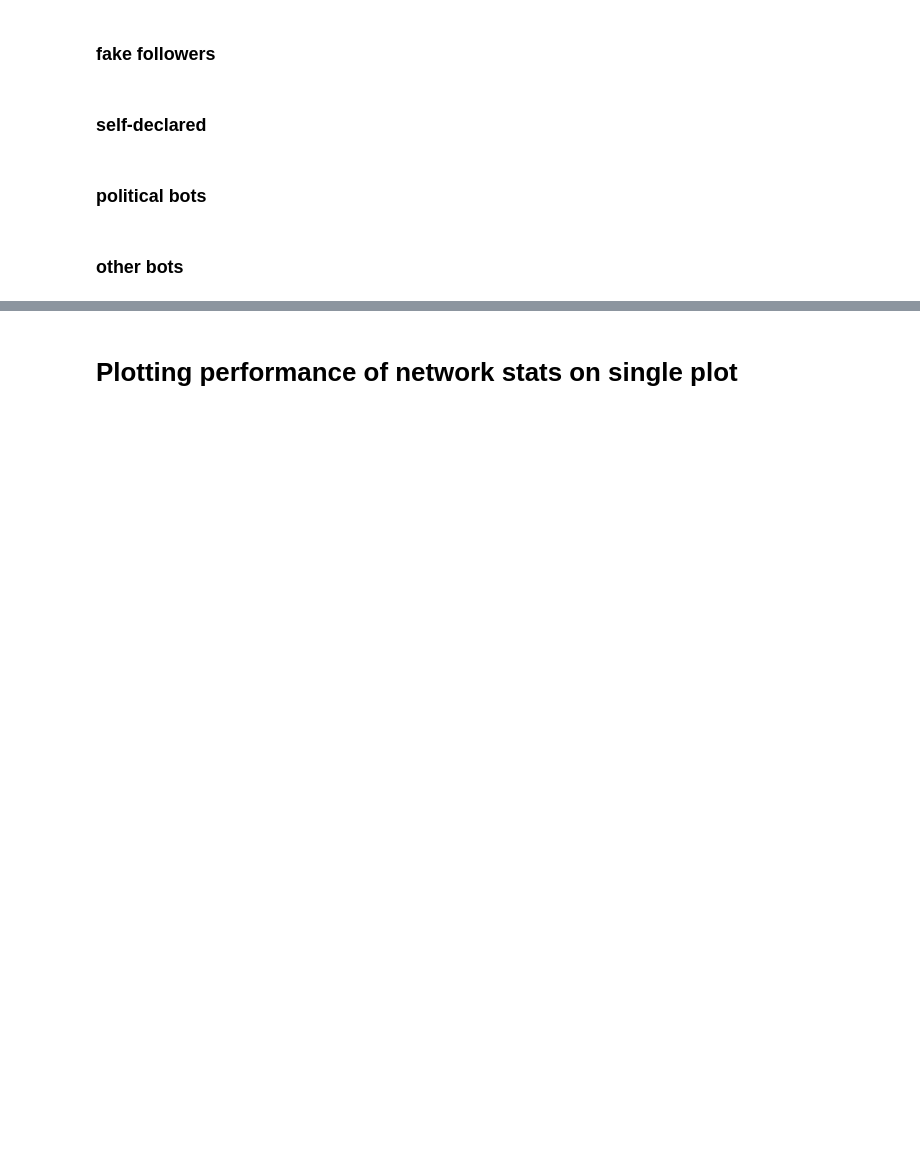
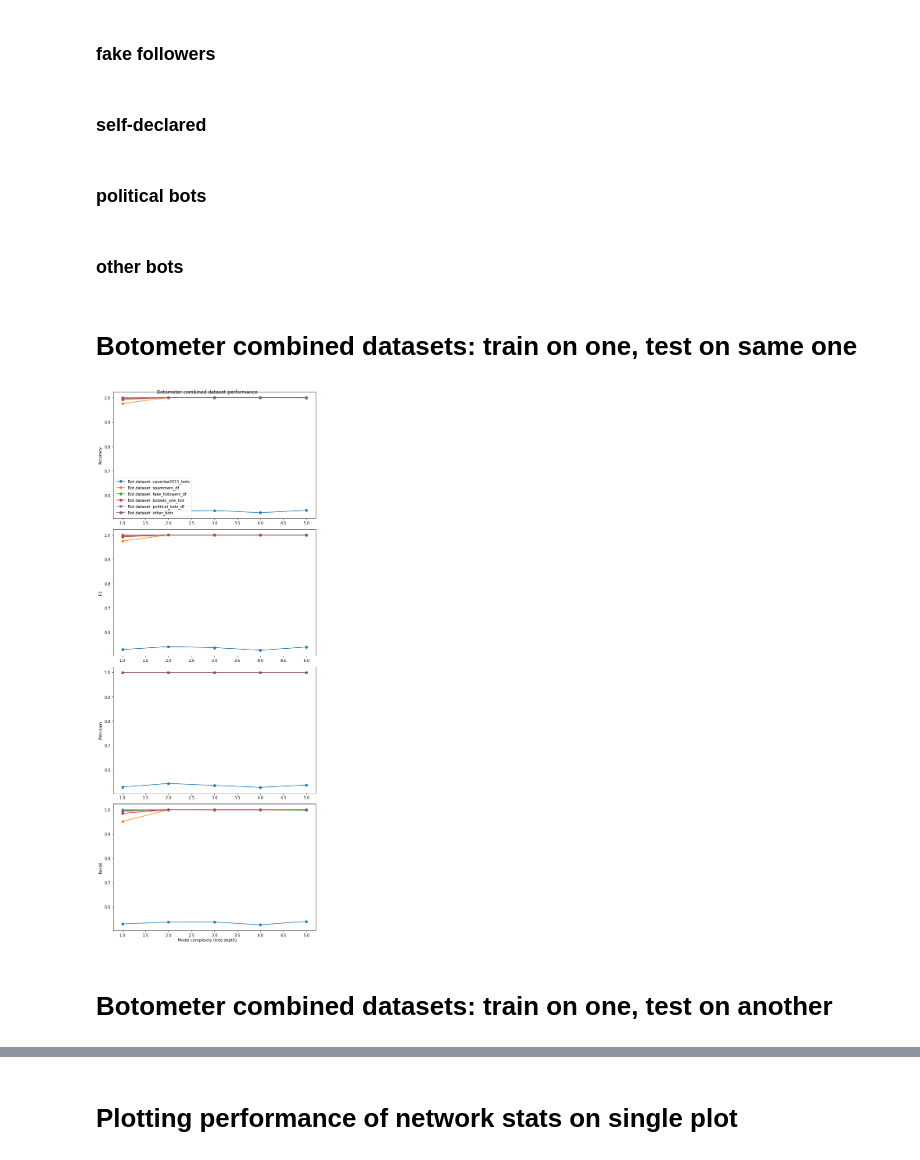
Before and after one commit to johnchrishays/bot-detection, a Jupyter notebook: Simple Decision Rules Give High Accuracy for Detecting Social Bots on Benchmark Datasets.ipynb, the cells around one changed output, grey strips where cells are left out. Cells and saved outputs as stored; diff of their text form; code cells hidden in the pictures; blank space fills up the shorter version.

Commit message:
botometer analysis

```diff
--- a/Simple Decision Rules Give High Accuracy for Detecting Social Bots on Benchmark Datasets.ipynb
+++ b/Simple Decision Rules Give High Accuracy for Detecting Social Bots on Benchmark Datasets.ipynb
@@ -257,2 +447,5 @@ simple_df = caverlee2011_bots
+# %%
+caverlee2011_bots = caverlee2011.iloc[caverlee2011_labels.values]
+simple_df = caverlee2011_bots
 # %% [markdown]
 ### spammers
@@ -304,4 +499,6 @@ InvalidIndexError: Reindexing only valid with uniquely valued Index objects
 # %% [markdown]
 ### self-declared
+# %%
+self_declared_df = botwiki_one_hot
 # %% [markdown]
 ### political bots
@@ -309,0 +527,2 @@ InvalidIndexError: Reindexing only valid with uniquely valued Index objects
+# %% [markdown]
+# Botometer combined datasets: train on one, test on same one
@@ -309,0 +570,32 @@ InvalidIndexError: Reindexing only valid with uniquely valued Index objects
+# %%
+fig, axes = plt.subplots(4, 1, figsize=(8,20))
+max_depth = 5
+
+for ind, row in botometer_leave_one_out_scores.iterrows():
+    metric_a = [row[f'a{i}'] for i in range(1,max_depth+1)]
+    axes[0].plot(range(1,6), metric_a, label=f"Bot dataset: {row['dataset']}", marker="o")
+
+    metric_f = [row[f'f{i}'] for i in range(1,max_depth+1)]
+    axes[1].plot(range(1,6), metric_f, label=f"{row['dataset']}", marker="o")
+
+    metric_p = [row[f'p{i}'] for i in range(1,max_depth+1)]
+    axes[2].plot(range(1,6), metric_p, label=f"{row['dataset']}", marker="o")
+
+    metric_r = [row[f'r{i}'] for i in range(1,max_depth+1)]
+    axes[3].plot(range(1,6), metric_r, label=f"{row['dataset']}", marker="o")
+
+
+    axes[0].set_ylabel("Accuracy")
+    axes[1].set_ylabel("F1")
+    axes[2].set_ylabel("Precision")
+    axes[3].set_ylabel("Recall")
+
+axes[0].legend(loc='lower left')
+fig.text(0.5, 0.0, 'Model complexity (tree depth)', ha='center')
+fig.suptitle("Botometer combined dataset performance")
+fig.tight_layout()
+plt.show()
+# %% [output]
+[figure, added]
+# %% [markdown]
+# Botometer combined datasets: train on one, test on another
```
Also changed, not shown: parts of 46 cells of this notebook.
